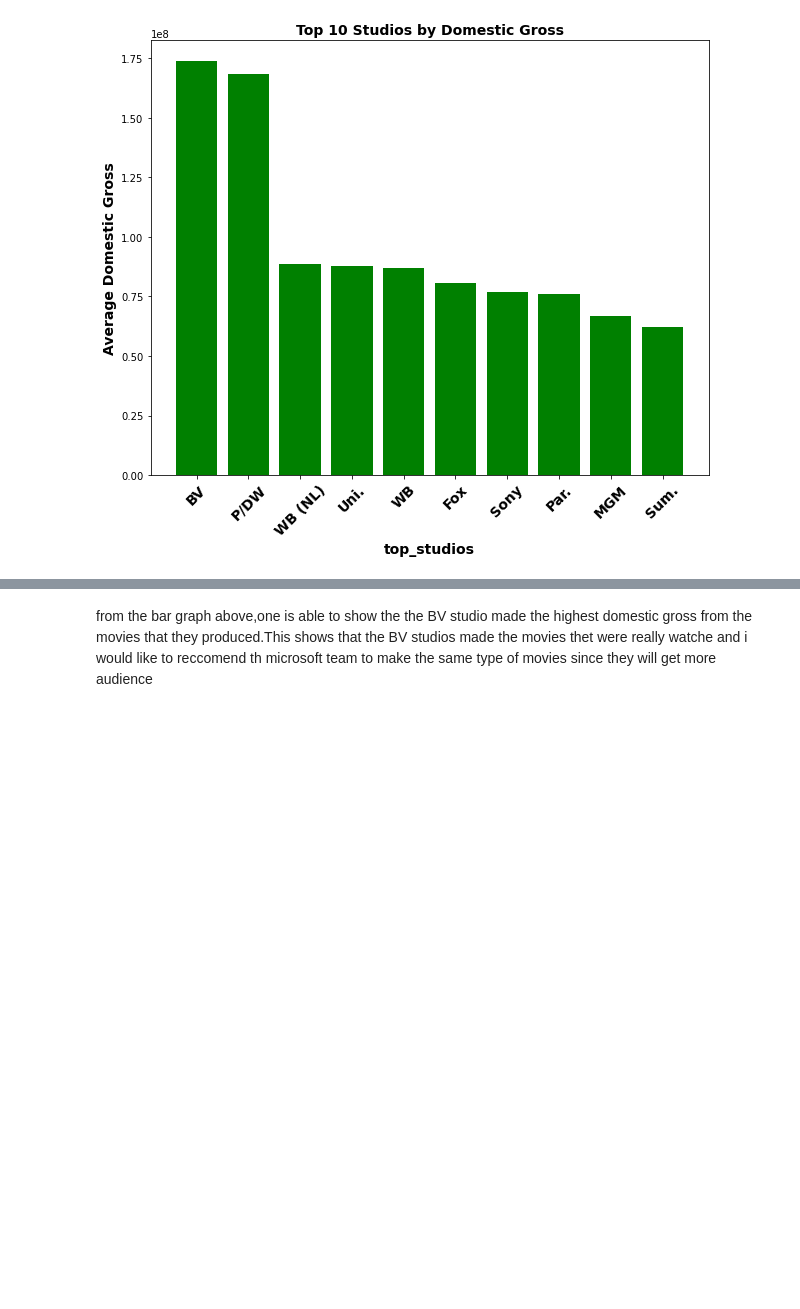
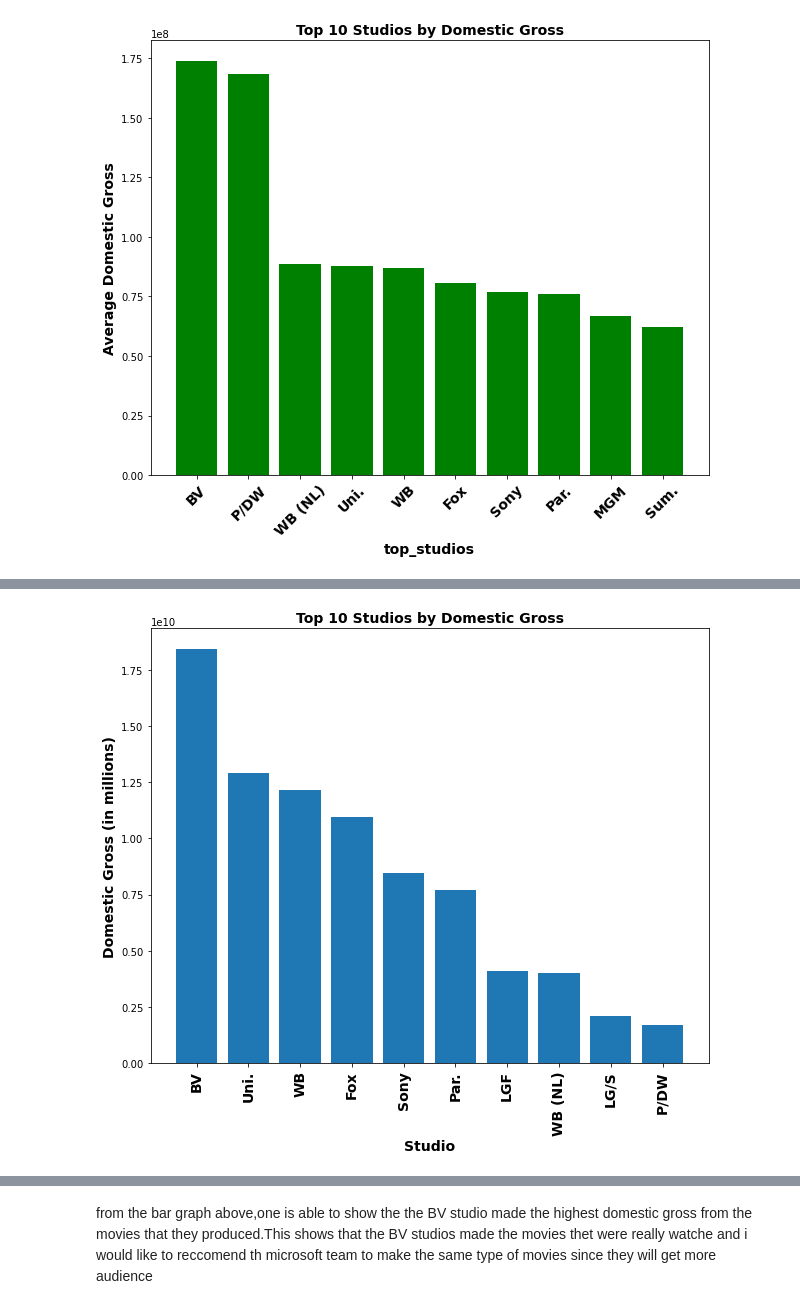
Before and after one commit to paulineKiarie/dsc-phase-1-project-v2-4, a Jupyter notebook: datasets/student.ipynb, the cells around one changed output, grey strips where cells are left out. Saved outputs shown, nothing was run; the diff lists cells and outputs as text; code cells hidden in the pictures; blank space fills up the shorter version.

```diff
--- a/datasets/student.ipynb
+++ b/datasets/student.ipynb
@@ -719,3 +829,6 @@ plt.gcf().set_size_inches(10,8)
 plt.show()
 # %% [output]
 [figure]
+# %%
+studio_data = bom_movies.groupby('studio')['domestic_gross'].sum().sort_values(ascending=False)
+studio_data
@@ -721,0 +849,11 @@ plt.show()
+# %%
+top_10_studios = studio_data[:10]
+plt.bar(top_10_studios.index, top_10_studios.values)
+plt.xticks(rotation=90, fontsize=14, fontweight='bold')
+plt.xlabel('Studio',fontsize=14, fontweight= 'bold' )
+plt.ylabel('Domestic Gross (in millions)',fontsize=14, fontweight='bold')
+plt.title('Top 10 Studios by Domestic Gross',fontsize=14, fontweight='bold')
+plt.gcf().set_size_inches(10,8)
+plt.show()
+# %% [output]
+[figure, added]
```
Also changed, not shown: parts of 38 cells of this notebook.
